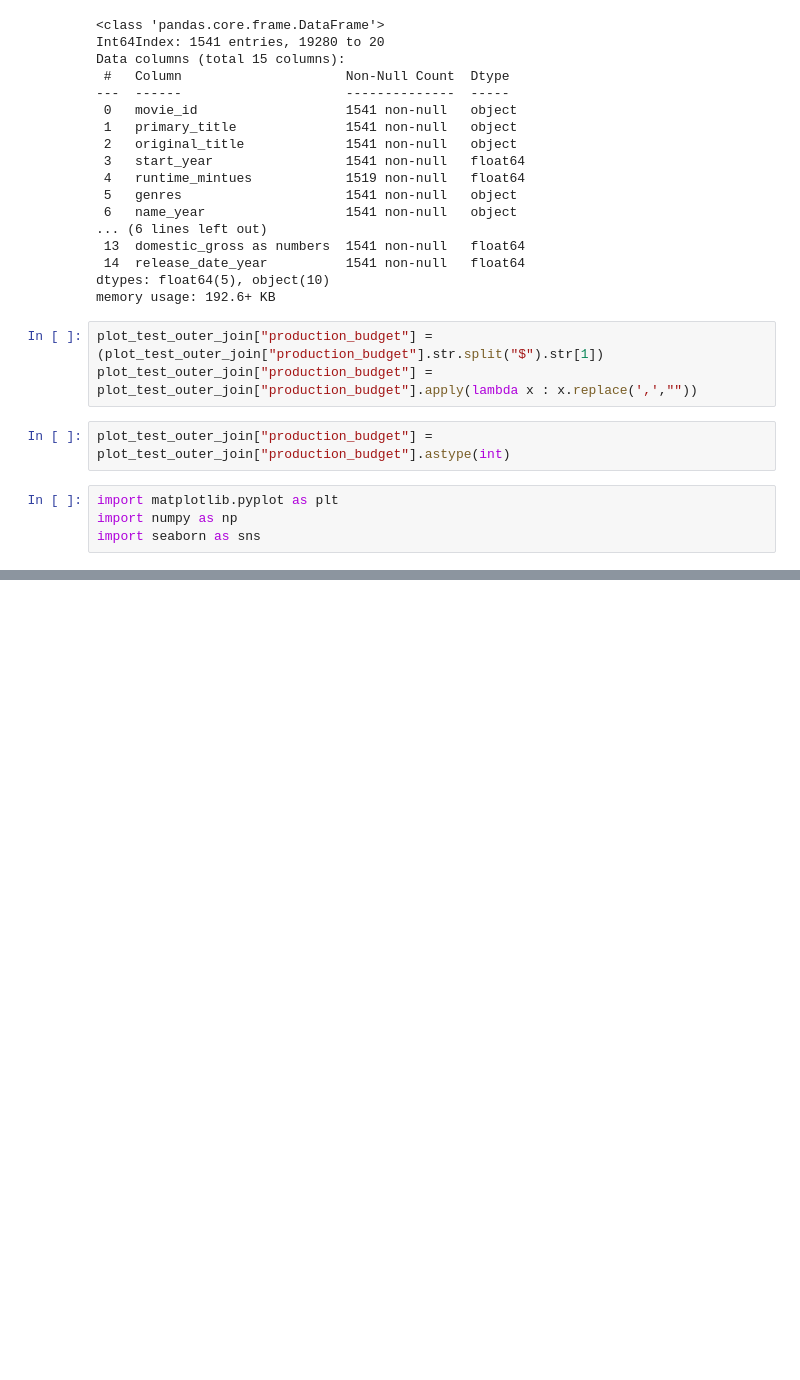
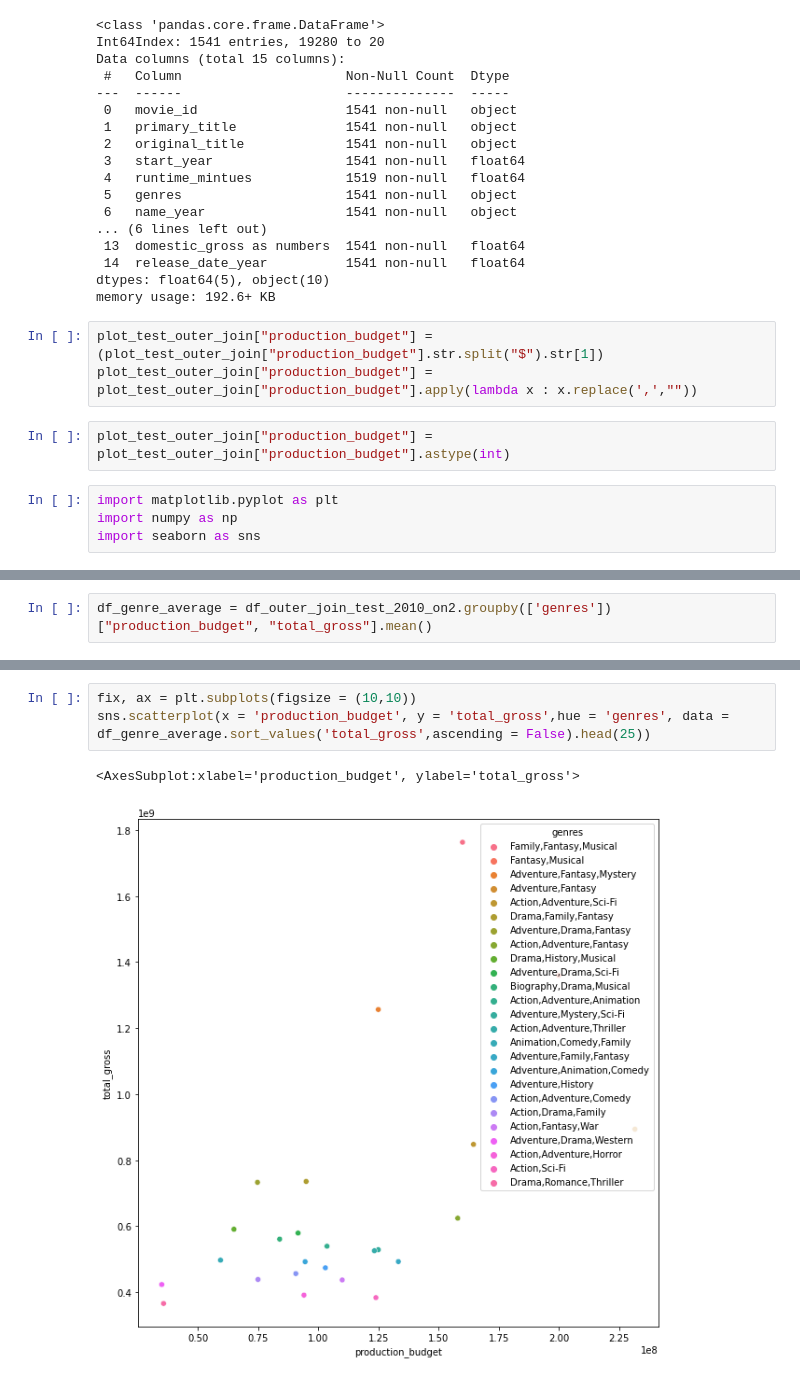
Before and after one commit to anguyen61191/MovieDataProject, a Jupyter notebook: RoughDraftProject1.ipynb, the cells around one changed output, grey strips where cells are left out. Saved outputs shown, nothing was run; the diff lists cells and outputs as text; blank space fills up the shorter version.

```diff
--- a/RoughDraftProject1.ipynb
+++ b/RoughDraftProject1.ipynb
@@ -836,0 +997,2 @@ plt.xticks(rotation = 45)
+# %%
+df_genre_average = df_outer_join_test_2010_on2.groupby(['genres'])["production_budget", "total_gross"].mean()
@@ -836,0 +1016,6 @@ plt.xticks(rotation = 45)
+# %%
+fix, ax = plt.subplots(figsize = (10,10))
+sns.scatterplot(x = 'production_budget', y = 'total_gross',hue = 'genres', data = df_genre_average.sort_values('total_gross',ascending = False).head(25))
+# %% [output]
+<AxesSubplot:xlabel='production_budget', ylabel='total_gross'>
+[figure, added]
```
Also changed, not shown: parts of 27 cells of this notebook.
